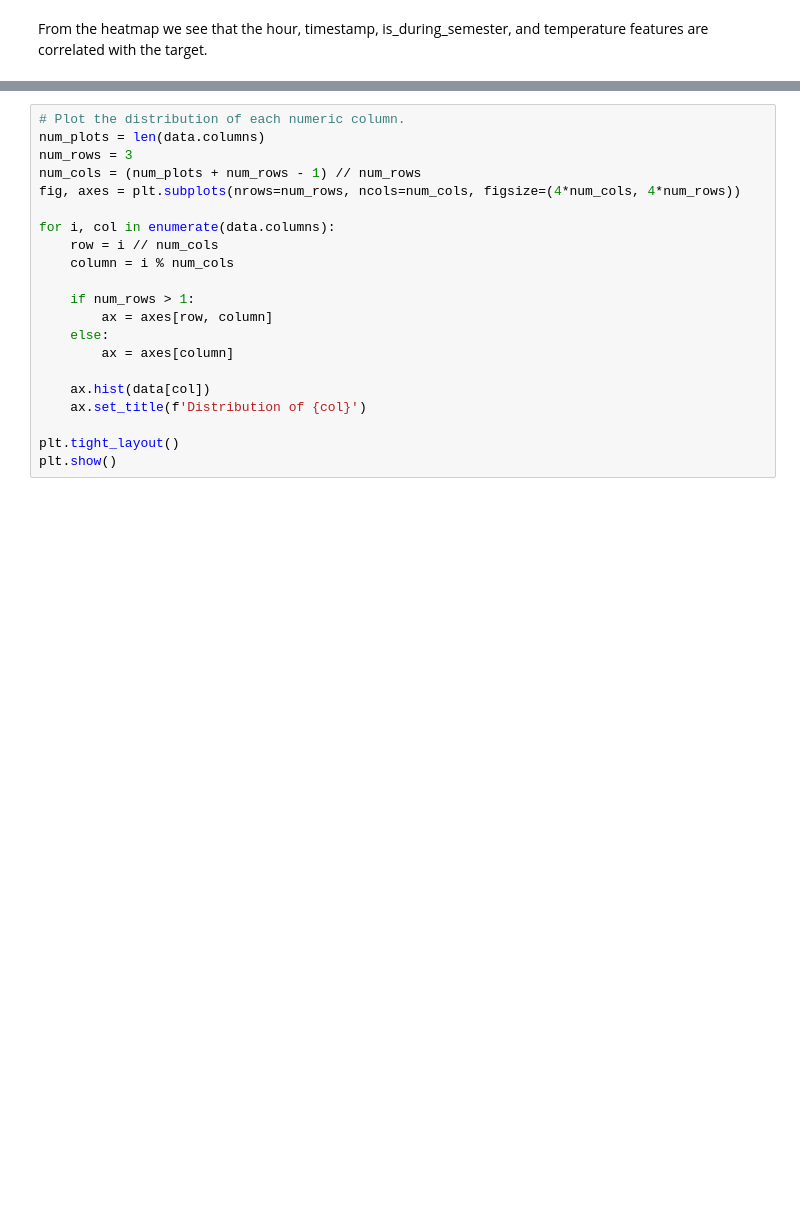
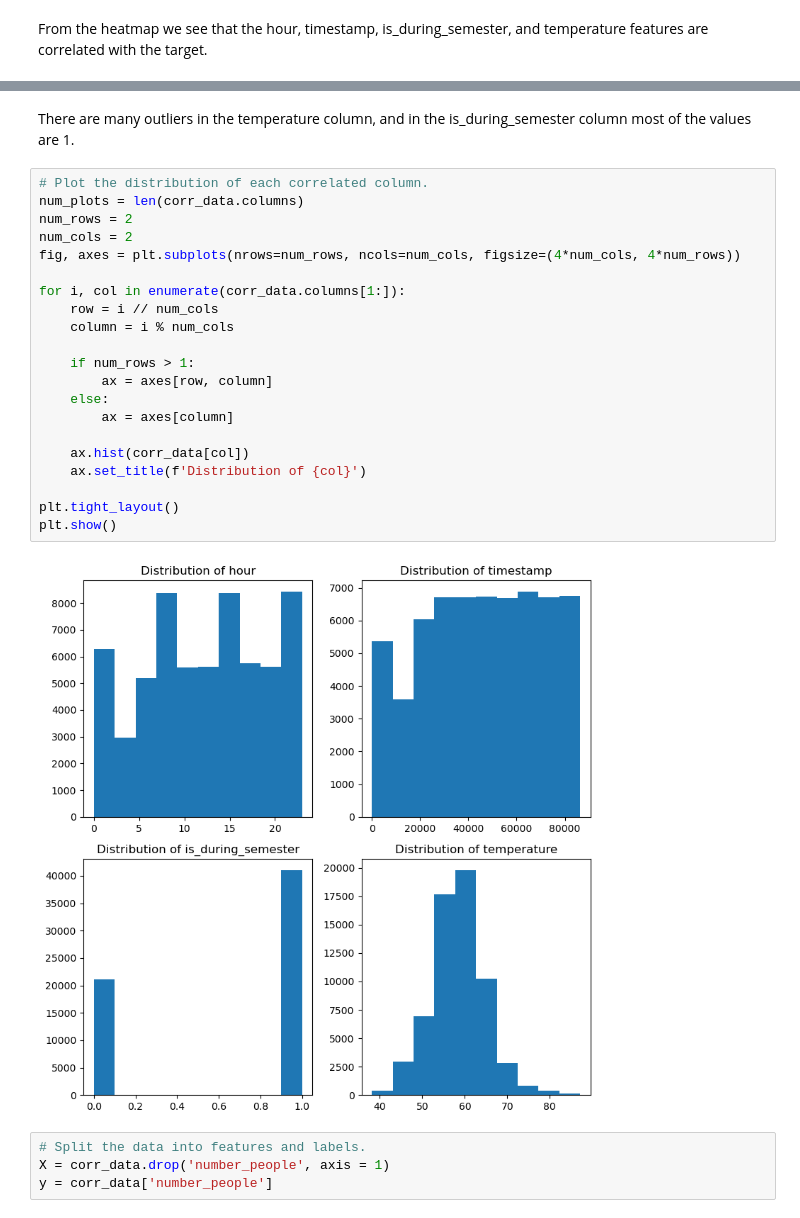
Before and after one commit to ShoshiFinkel/IntegralyticCourse, a Jupyter notebook: data_science/SFinkel_SGD_GP.ipynb, the cells around one changed output, grey strips where cells are left out. Cells and saved outputs as stored; diff of their text form; blank space fills up the shorter version.

```diff
--- a/data_science/SFinkel_SGD_GP.ipynb
+++ b/data_science/SFinkel_SGD_GP.ipynb
@@ -91,21 +121,29 @@ From the heatmap we see that the hour, timestamp, is_during_semester, and temper
+# %% [markdown]
+There are many outliers in the temperature column, and in the is_during_semester column most of the values are 1.
 # %%
-# Plot the distribution of each numeric column.
-num_plots = len(data.columns)
-num_rows = 3
-num_cols = (num_plots + num_rows - 1) // num_rows
+# Plot the distribution of each correlated column.
+num_plots = len(corr_data.columns)
+num_rows = 2
+num_cols = 2
 fig, axes = plt.subplots(nrows=num_rows, ncols=num_cols, figsize=(4*num_cols, 4*num_rows))
 
-for i, col in enumerate(data.columns):
+for i, col in enumerate(corr_data.columns[1:]):
     row = i // num_cols
     column = i % num_cols
 
     if num_rows > 1:
         ax = axes[row, column]
     else:
         ax = axes[column]
 
-    ax.hist(data[col])
+    ax.hist(corr_data[col])
     ax.set_title(f'Distribution of {col}')
 
 plt.tight_layout()
 plt.show()
+# %% [output]
+[figure, added]
+# %%
+# Split the data into features and labels.
+X = corr_data.drop('number_people', axis = 1)
+y = corr_data['number_people']
```
Also changed, not shown: parts of 15 cells of this notebook.
